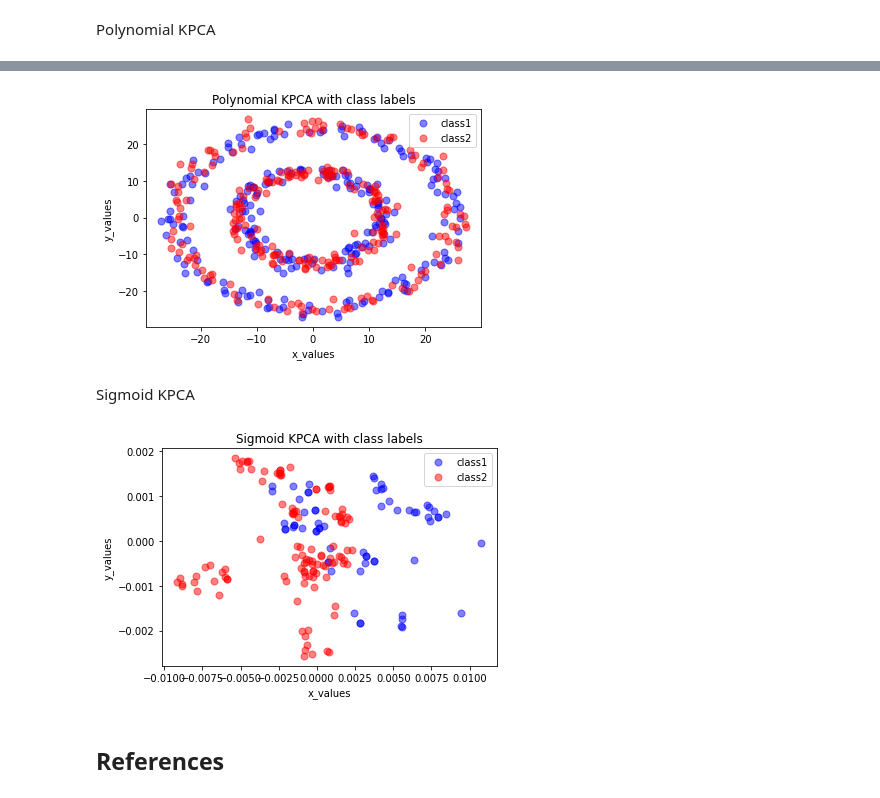
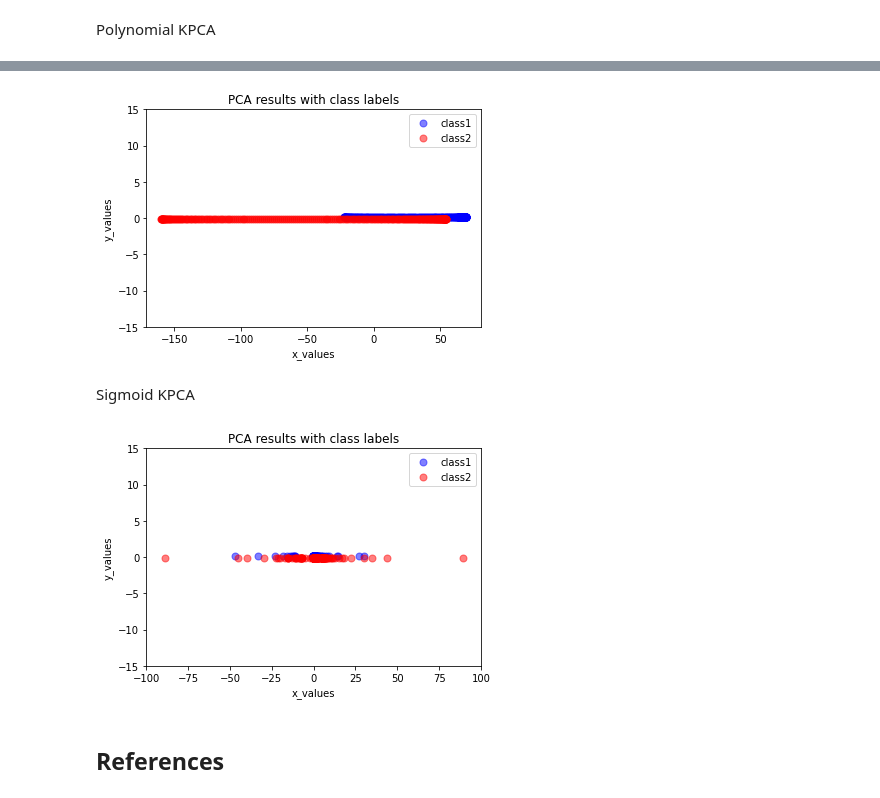
Before and after one commit to Yangliule/535-final-project, a Jupyter notebook: 535 Final Project_combined.ipynb, the cells around one changed output, grey strips where cells are left out. Cells and saved outputs as stored; diff of their text form; code cells hidden in the pictures.

```diff
--- a/535 Final Project_combined.ipynb
+++ b/535 Final Project_combined.ipynb
@@ -271,2 +249,13 @@ IndexError: boolean index did not match indexed array along dimension 0; dimensi
 # %% [markdown]
 Polynomial KPCA
+# %%
+X, y = make_moons(n_samples=500, random_state=535)
+
+plt.scatter(X[y==0, 0], X[y==0, 1], color='red', alpha=0.5)
+plt.scatter(X[y==1, 0], X[y==1, 1], color='blue', alpha=0.5)
+
+plt.title('A nonlinear 2Ddataset')
+plt.ylabel('y coordinate')
+plt.xlabel('x coordinate')
+
+plt.show()
@@ -273,28 +277,33 @@ Polynomial KPCA
 # %%
 poly_transformed = poly_kernel(X, 2)
 poly_KPCA_result = svd_pca(poly_transformed, n_components = 2)
-plt.plot(poly_KPCA_result[0,0:250], poly_KPCA_result[1,0:250], 'o', markersize=7, color='blue', alpha=0.5, label='class1')
-plt.plot(poly_KPCA_result[0,250:500], poly_KPCA_result[1,250:500], 'o', markersize=7, color='red', alpha=0.5, label='class2')
+poly_KPCA_result = poly_KPCA_result.transpose()
+plt.ylim([-15,15])
+plt.plot(poly_KPCA_result[y==0, 0],np.zeros((250,1))+0.1 ,'o', markersize=7, color='blue', alpha=0.5, label='class1')
+plt.plot(poly_KPCA_result[y==1, 0],np.zeros((250,1))-0.1,'o', markersize=7, color='red', alpha=0.5, label='class2')
 plt.xlabel('x_values')
 plt.ylabel('y_values')
 plt.legend()
-plt.title('Polynomial KPCA with class labels')
+plt.title('PCA results with class labels')
 plt.show()
 # %% [output]
-[figure, old version]
+[figure, new version]
 # %% [markdown]
 Sigmoid KPCA
 # %%
-sigmoid_transformed = sigmoid_kernel(input_matrix, 999)
+sigmoid_transformed = sigmoid_kernel(X, 5)
 sigmoid_KPCA_result = svd_pca(sigmoid_transformed, n_components = 2)
-plt.plot(sigmoid_KPCA_result[0,0:bat_len], sigmoid_KPCA_result[1,0:bat_len], 'o', markersize=7, color='blue', alpha=0.5, label='class1')
-plt.plot(sigmoid_KPCA_result[0,bat_len:178], sigmoid_KPCA_result[1,bat_len:178], 'o', markersize=7, color='red', alpha=0.5, label='class2')
+sigmoid_KPCA_result = sigmoid_KPCA_result.transpose()
+plt.ylim([-15,15])
+plt.xlim([-100,100])
+plt.plot(sigmoid_KPCA_result[y==0, 0],np.zeros((250,1))+0.1 ,'o', markersize=7, color='blue', alpha=0.5, label='class1')
+plt.plot(sigmoid_KPCA_result[y==1, 0],np.zeros((250,1))-0.1,'o', markersize=7, color='red', alpha=0.5, label='class2')
 plt.xlabel('x_values')
 plt.ylabel('y_values')
 plt.legend()
-plt.title('Sigmoid KPCA with class labels')
+plt.title('PCA results with class labels')
 plt.show()
 # %% [output]
-[figure, old version]
+[figure, new version]
 # %% [markdown]
 ## References
```
Also changed, not shown: parts of 6 cells of this notebook.
